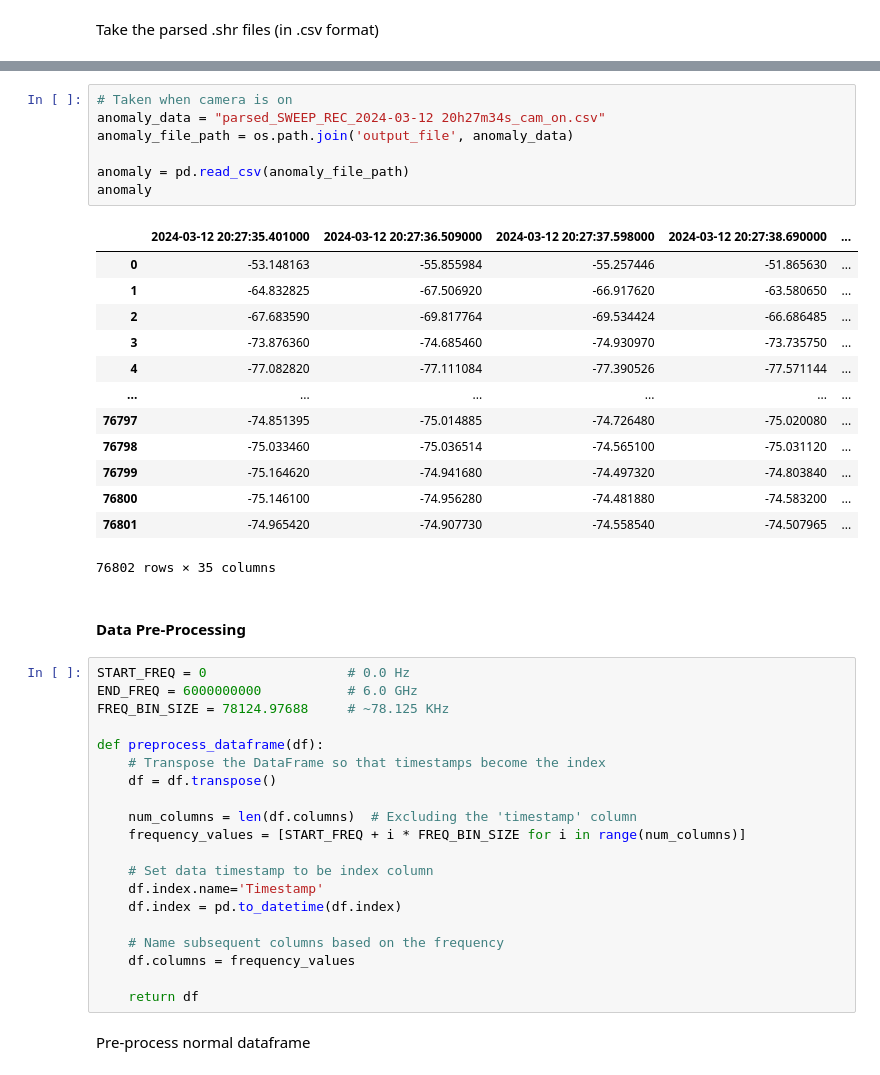
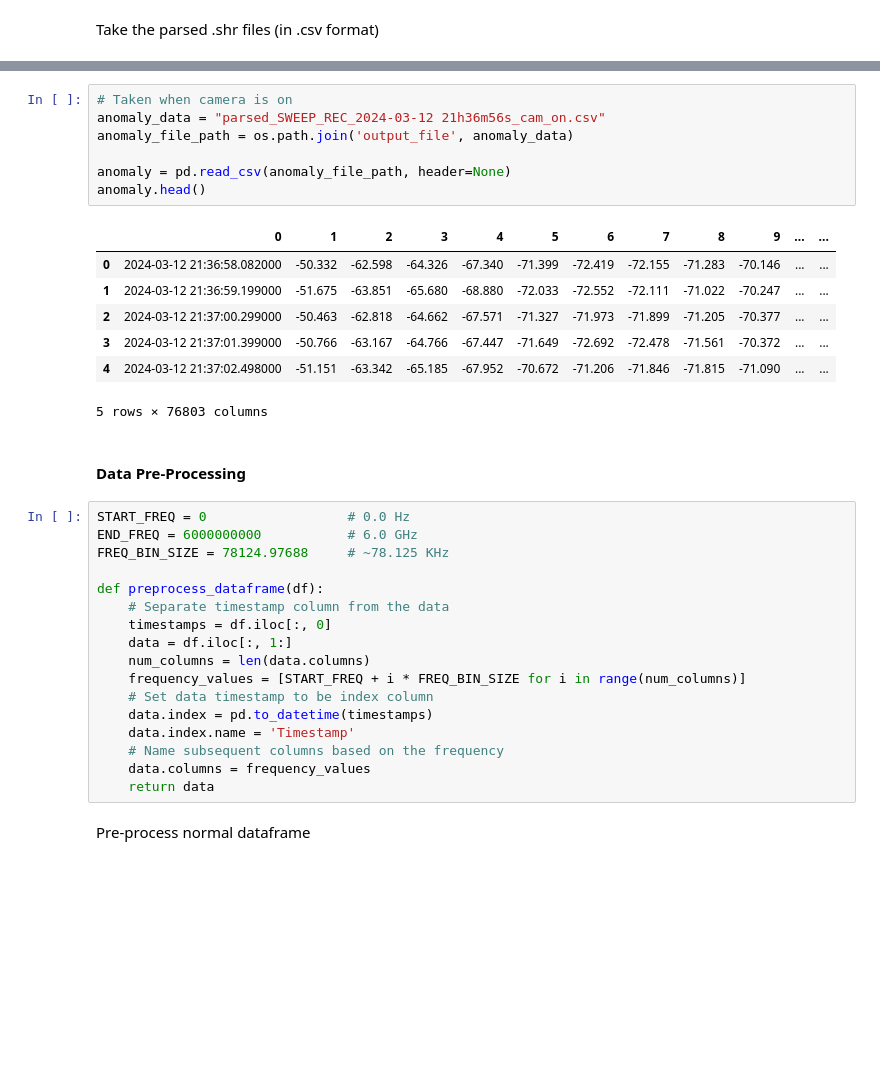
Before and after one commit to theorizchy/rf_anomaly_detection, a Jupyter notebook: model_training.ipynb, the cells around one changed output, grey strips where cells are left out. Saved outputs shown, nothing was run; the diff lists cells and outputs as text; blank space fills up the shorter version.

```diff
--- a/model_training.ipynb
+++ b/model_training.ipynb
@@ -39,24 +33,18 @@ normal
 # %%
 # Taken when camera is on
-anomaly_data = "parsed_SWEEP_REC_2024-03-12 20h27m34s_cam_on.csv"
+anomaly_data = "parsed_SWEEP_REC_2024-03-12 21h36m56s_cam_on.csv"
 anomaly_file_path = os.path.join('output_file', anomaly_data)
 
-anomaly = pd.read_csv(anomaly_file_path)
-anomaly
+anomaly = pd.read_csv(anomaly_file_path, header=None)
+anomaly.head()
 # %% [output]
-|  | 2024-03-12 20:27:35.401000 | 2024-03-12 20:27:36.509000 | 2024-03-12 20:27:37.598000 | 2024-03-12 20:27:38.690000 | ... |
-| 0 | -53.148163 | -55.855984 | -55.257446 | -51.865630 | ... |
-| 1 | -64.832825 | -67.506920 | -66.917620 | -63.580650 | ... |
-| 2 | -67.683590 | -69.817764 | -69.534424 | -66.686485 | ... |
-| 3 | -73.876360 | -74.685460 | -74.930970 | -73.735750 | ... |
-| 4 | -77.082820 | -77.111084 | -77.390526 | -77.571144 | ... |
-| ... | ... | ... | ... | ... | ... |
-| 76797 | -74.851395 | -75.014885 | -74.726480 | -75.020080 | ... |
-| 76798 | -75.033460 | -75.036514 | -74.565100 | -75.031120 | ... |
-| 76799 | -75.164620 | -74.941680 | -74.497320 | -74.803840 | ... |
-| 76800 | -75.146100 | -74.956280 | -74.481880 | -74.583200 | ... |
-| 76801 | -74.965420 | -74.907730 | -74.558540 | -74.507965 | ... |
+|  | 0 | 1 | 2 | 3 | 4 | 5 | 6 | 7 | 8 | 9 | ... | ... |
+| 0 | 2024-03-12 21:36:58.082000 | -50.332 | -62.598 | -64.326 | -67.340 | -71.399 | -72.419 | -72.155 | -71.283 | -70.146 | ... | ... |
+| 1 | 2024-03-12 21:36:59.199000 | -51.675 | -63.851 | -65.680 | -68.880 | -72.033 | -72.552 | -72.111 | -71.022 | -70.247 | ... | ... |
+| 2 | 2024-03-12 21:37:00.299000 | -50.463 | -62.818 | -64.662 | -67.571 | -71.327 | -71.973 | -71.899 | -71.205 | -70.377 | ... | ... |
+| 3 | 2024-03-12 21:37:01.399000 | -50.766 | -63.167 | -64.766 | -67.447 | -71.649 | -72.692 | -72.478 | -71.561 | -70.372 | ... | ... |
+| 4 | 2024-03-12 21:37:02.498000 | -51.151 | -63.342 | -65.185 | -67.952 | -70.672 | -71.206 | -71.846 | -71.815 | -71.090 | ... | ... |
-76802 rows × 35 columns
+5 rows × 76803 columns
 # %% [markdown]
 #### Data Pre-Processing
 # %%
@@ -65,20 +53,17 @@ END_FREQ = 6000000000           # 6.0 GHz
 FREQ_BIN_SIZE = 78124.97688     # ~78.125 KHz
 
 def preprocess_dataframe(df):
-    # Transpose the DataFrame so that timestamps become the index
-    df = df.transpose()
-
-    num_columns = len(df.columns)  # Excluding the 'timestamp' column
+    # Separate timestamp column from the data
+    timestamps = df.iloc[:, 0]
+    data = df.iloc[:, 1:]
+    num_columns = len(data.columns)
     frequency_values = [START_FREQ + i * FREQ_BIN_SIZE for i in range(num_columns)]
-
     # Set data timestamp to be index column
-    df.index.name='Timestamp'
-    df.index = pd.to_datetime(df.index)
-
+    data.index = pd.to_datetime(timestamps)
+    data.index.name = 'Timestamp'
     # Name subsequent columns based on the frequency
-    df.columns = frequency_values
-
-    return df
+    data.columns = frequency_values
+    return data
 # %% [markdown]
 Pre-process normal dataframe
 # %%
```
Also changed, not shown: parts of 8 cells of this notebook, 2 other files.
